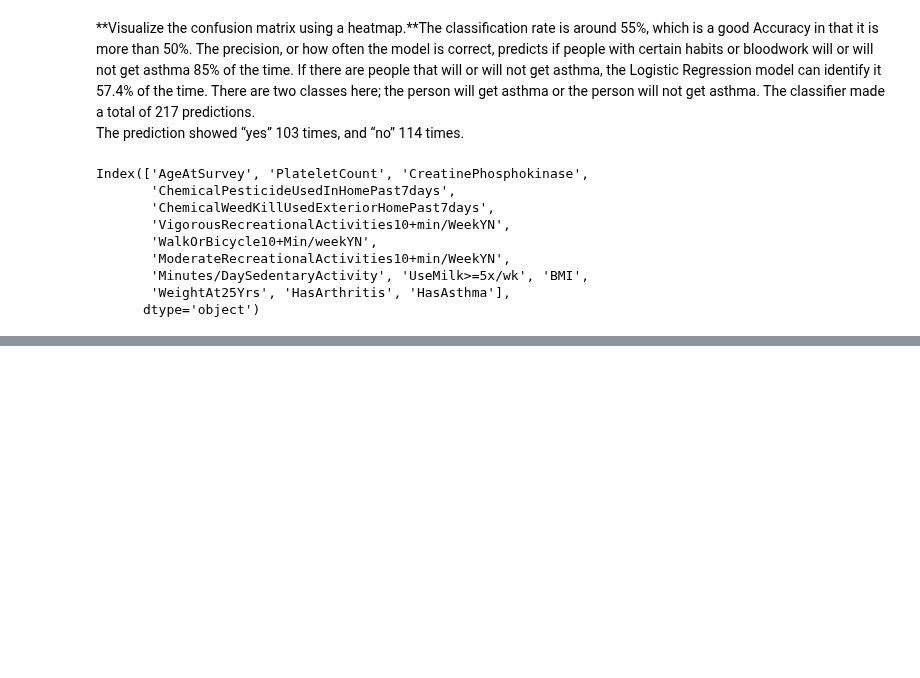
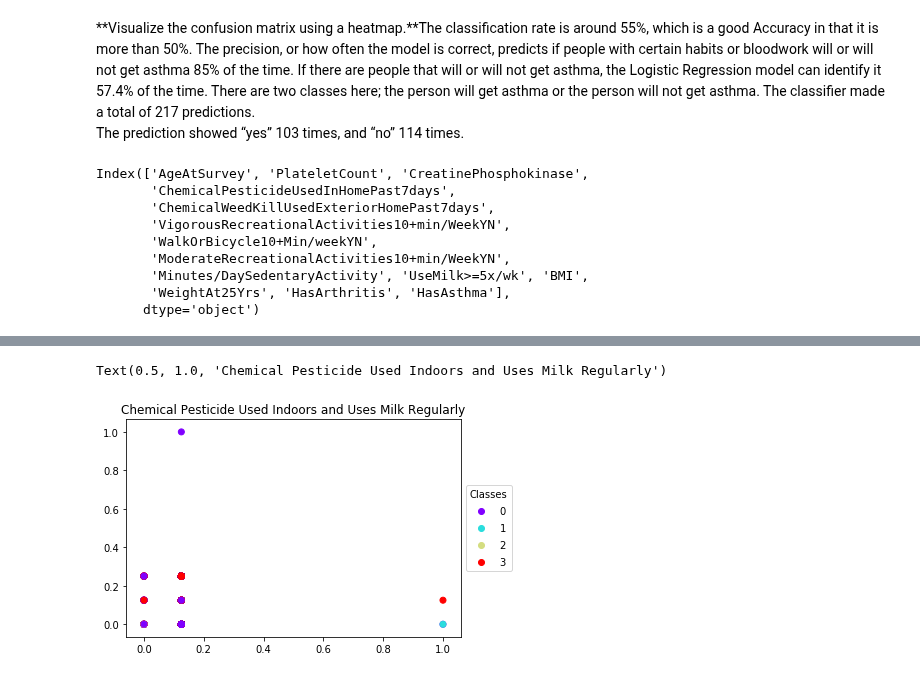
Before and after one commit to mightysquirrely/Capstone-2-Project, a Jupyter notebook: Capstone-2-Work.ipynb, the cells around one changed output, grey strips where cells are left out. Cells and saved outputs as stored; diff of their text form; code cells hidden in the pictures; blank space fills up the shorter version.

```diff
--- a/Capstone-2-Work.ipynb
+++ b/Capstone-2-Work.ipynb
@@ -775,0 +755,9 @@ plt.scatter(x[:, 0], x[:, 9], c = y_kmeans4, cmap='rainbow')
+# %%
+scatter2 = plt.scatter(x[:, 3], x[:, 9], c = y_kmeans4, cmap='rainbow')
+
+legend1 = plt.legend(*scatter2.legend_elements(),
+                    loc='center left', bbox_to_anchor=(1, 0.5), title="Classes")
+plt.title('Chemical Pesticide Used Indoors and Uses Milk Regularly')
+# %% [output]
+Text(0.5, 1.0, 'Chemical Pesticide Used Indoors and Uses Milk Regularly')
+[figure, added]
```
Also changed, not shown: parts of 21 cells of this notebook, 1 other file.
